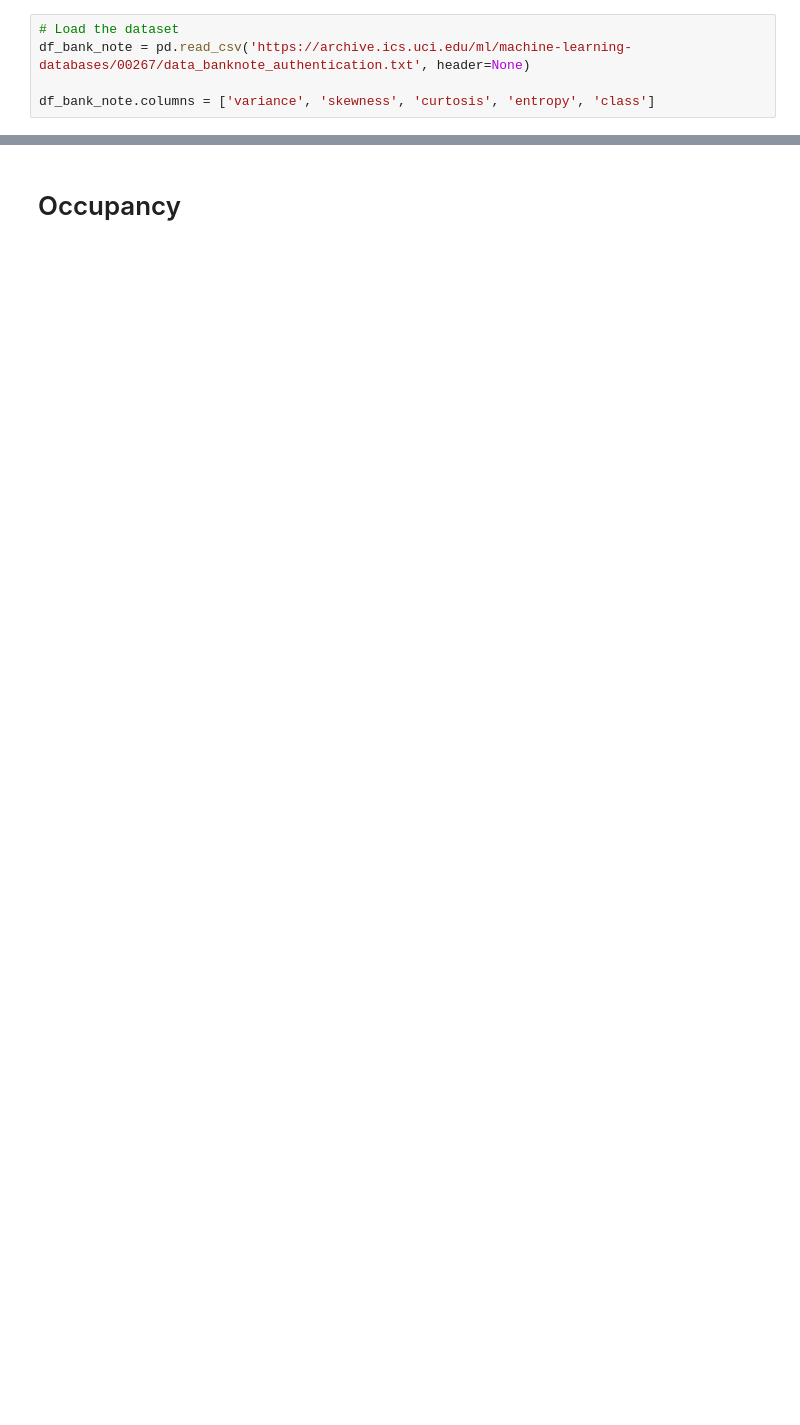
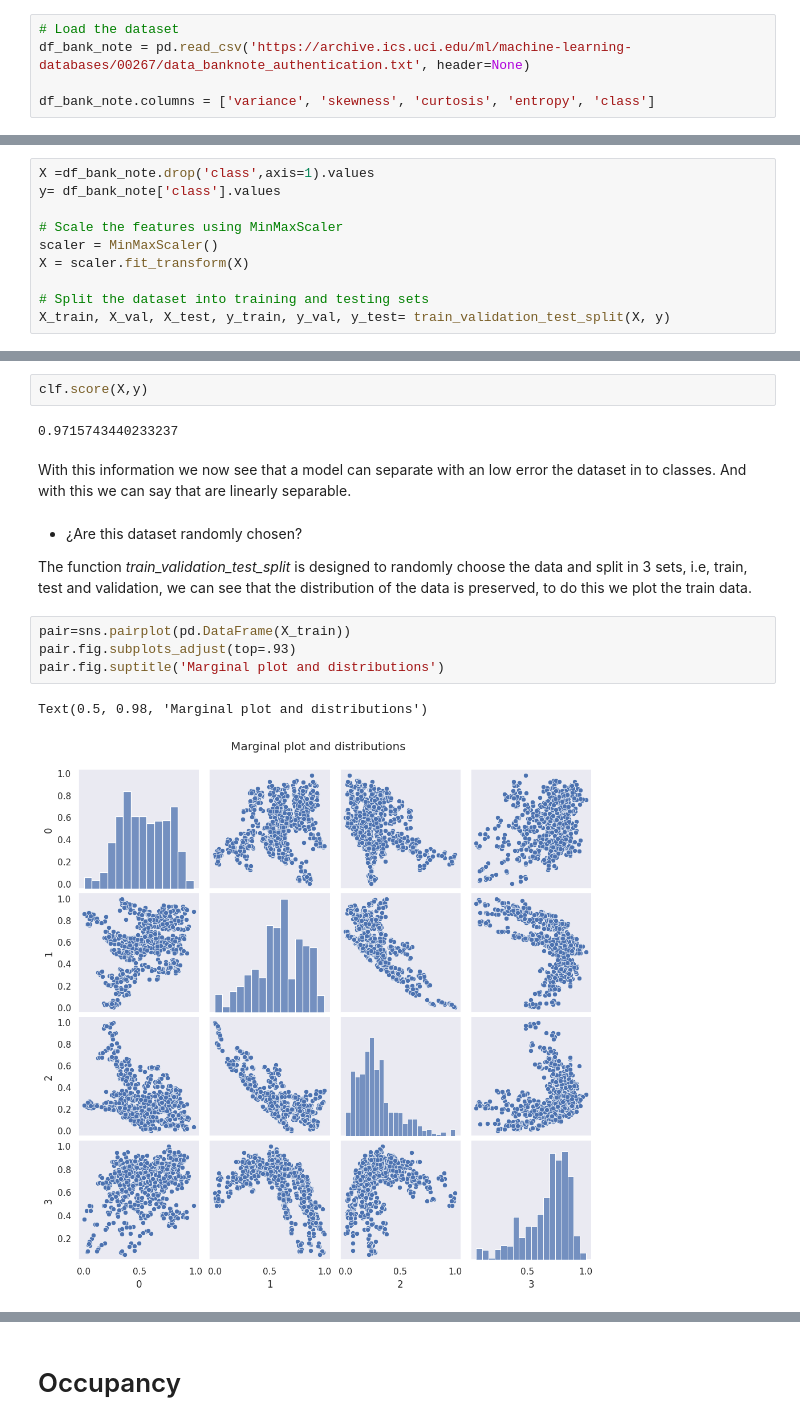
Before and after one commit to Robert-Gomez-AI/MathsOfMLCourse, a Jupyter notebook: SVM.ipynb, the cells around one changed output, grey strips where cells are left out. Cells and saved outputs as stored; diff of their text form; blank space fills up the shorter version.

```diff
--- a/SVM.ipynb
+++ b/SVM.ipynb
@@ -114,0 +191,10 @@ sns.heatmap(corr, mask=mask, center=0,cmap='coolwarm',
+# %%
+X =df_bank_note.drop('class',axis=1).values
+y= df_bank_note['class'].values
+
+# Scale the features using MinMaxScaler
+scaler = MinMaxScaler()
+X = scaler.fit_transform(X)
+
+# Split the dataset into training and testing sets
+X_train, X_val, X_test, y_train, y_val, y_test= train_validation_test_split(X, y)
@@ -114,0 +208,17 @@ sns.heatmap(corr, mask=mask, center=0,cmap='coolwarm',
+# %%
+clf.score(X,y)
+# %% [output]
+0.9715743440233237
+# %% [markdown]
+With this information we now see that a model can separate with an low error the dataset in to classes. And with this we can say that are linearly separable.
+# %% [markdown]
+* ¿Are this dataset randomly chosen?
+
+The function  *train_validation_test_split* is designed to randomly choose the data and split in 3 sets, i.e, train, test and validation, we can see that the distribution of the data is preserved, to do this we plot the train data.
+# %%
+pair=sns.pairplot(pd.DataFrame(X_train))
+pair.fig.subplots_adjust(top=.93)
+pair.fig.suptitle('Marginal plot and distributions')
+# %% [output]
+Text(0.5, 0.98, 'Marginal plot and distributions')
+[figure, added]
```
Also changed, not shown: parts of 51 cells of this notebook, 2 other files.
